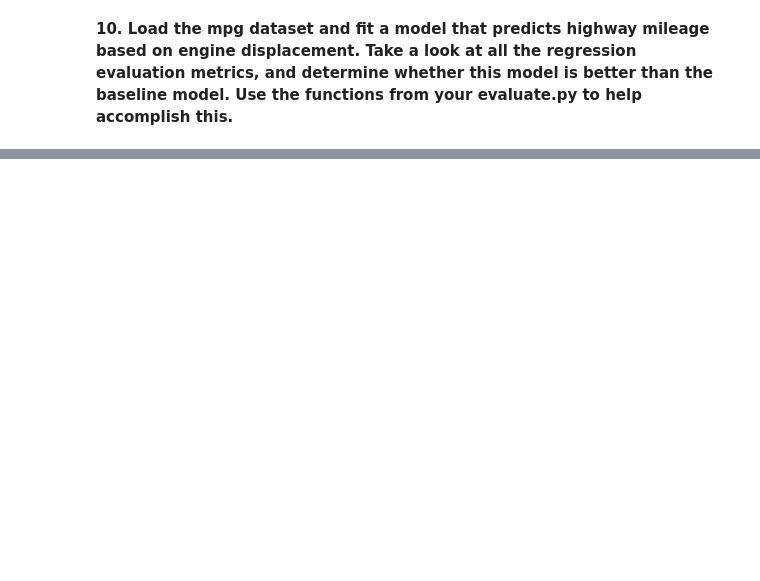
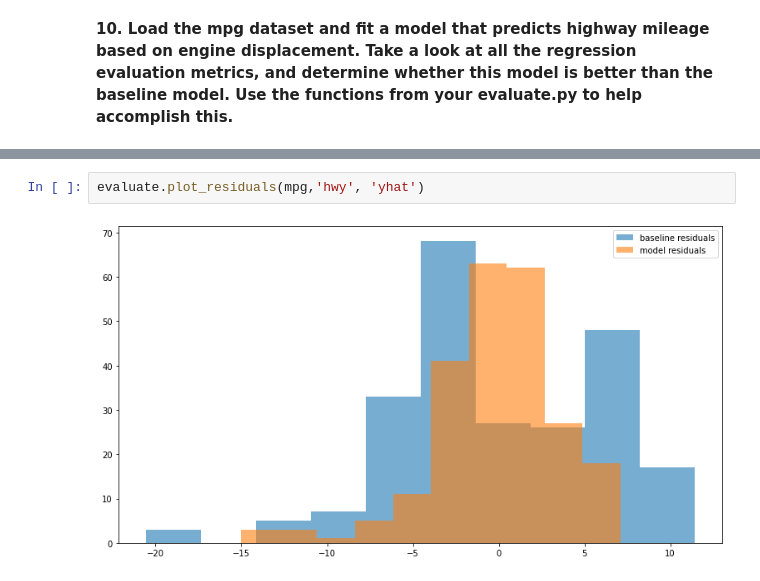
Before and after one commit to cindyvillanuevads/regression-exercises, a Jupyter notebook: evaluate.ipynb, the cells around one changed output, grey strips where cells are left out. Cells and saved outputs as stored; diff of their text form; blank space fills up the shorter version.

```diff
--- a/evaluate.ipynb
+++ b/evaluate.ipynb
@@ -457,0 +458,4 @@ def better_than_baseline(df, y, yhat):
+# %%
+evaluate.plot_residuals(mpg,'hwy', 'yhat')
+# %% [output]
+[figure, added]
```
Also changed, not shown: parts of 56 cells of this notebook.
